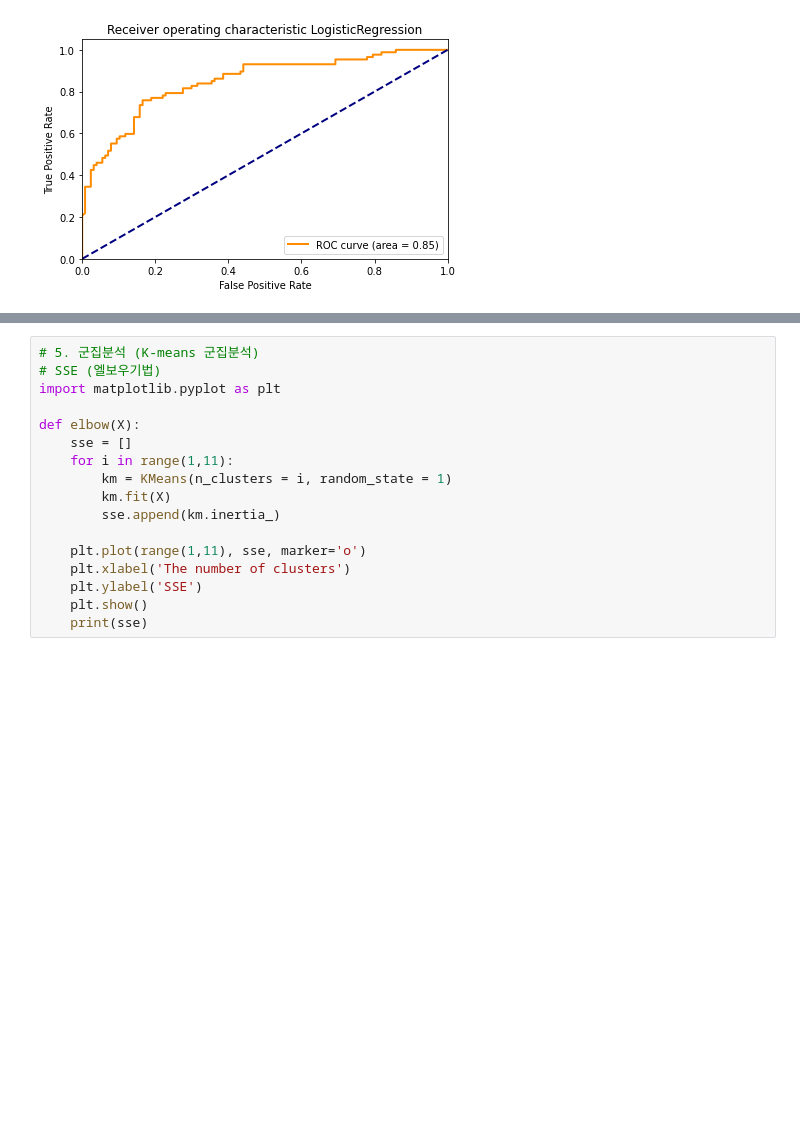
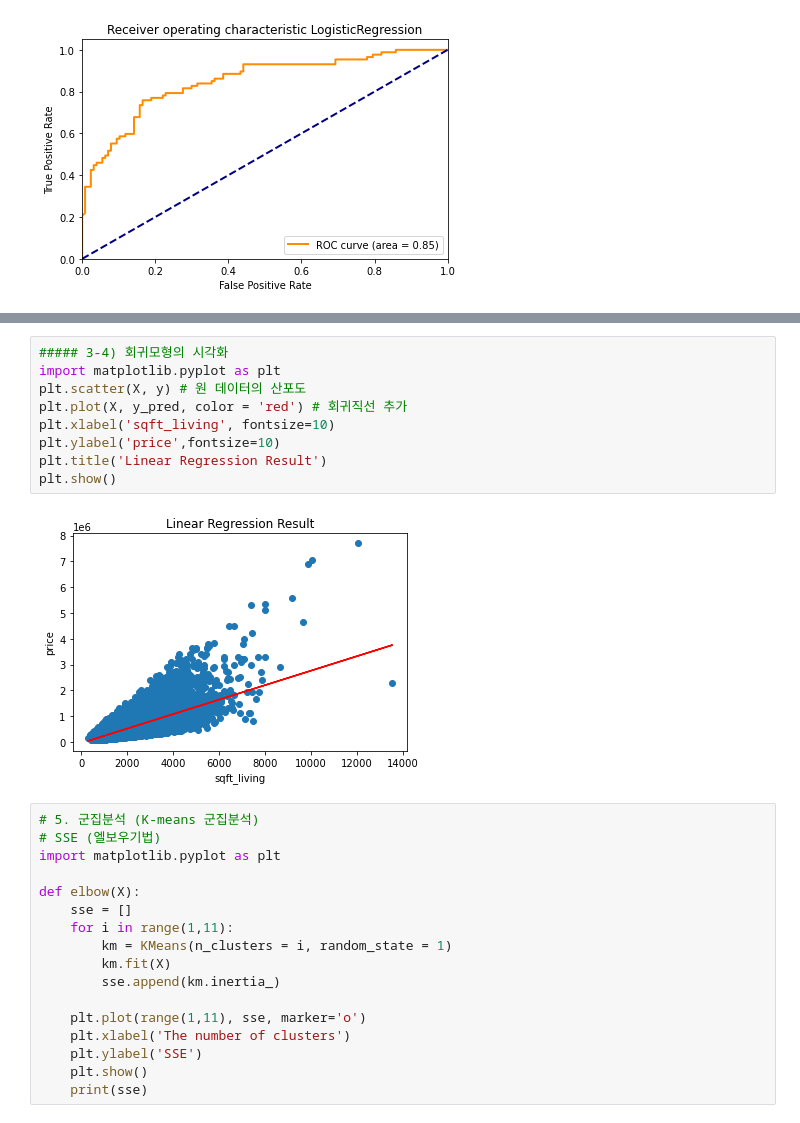
Before and after one commit to blackbutterfly0852/ADP_PRACTICE, a Jupyter notebook: 221017_시각화.ipynb, the cells around one changed output, grey strips where cells are left out. Saved outputs shown, nothing was run; the diff lists cells and outputs as text; blank space fills up the shorter version.

```diff
--- a/221017_시각화.ipynb
+++ b/221017_시각화.ipynb
@@ -147,3 +210,14 @@ draw_roc(y_test, y_predict_proba, "LogisticRegression")
+# %%
+##### 3-4) 회귀모형의 시각화
+import matplotlib.pyplot as plt
+plt.scatter(X, y) # 원 데이터의 산포도
+plt.plot(X, y_pred, color = 'red') # 회귀직선 추가
+plt.xlabel('sqft_living', fontsize=10)
+plt.ylabel('price',fontsize=10)
+plt.title('Linear Regression Result')
+plt.show()
+# %% [output]
+[figure, added]
 # %%
 # 5. 군집분석 (K-means 군집분석)
 # SSE (엘보우기법)
```
Also changed, not shown: parts of 5 cells of this notebook.
